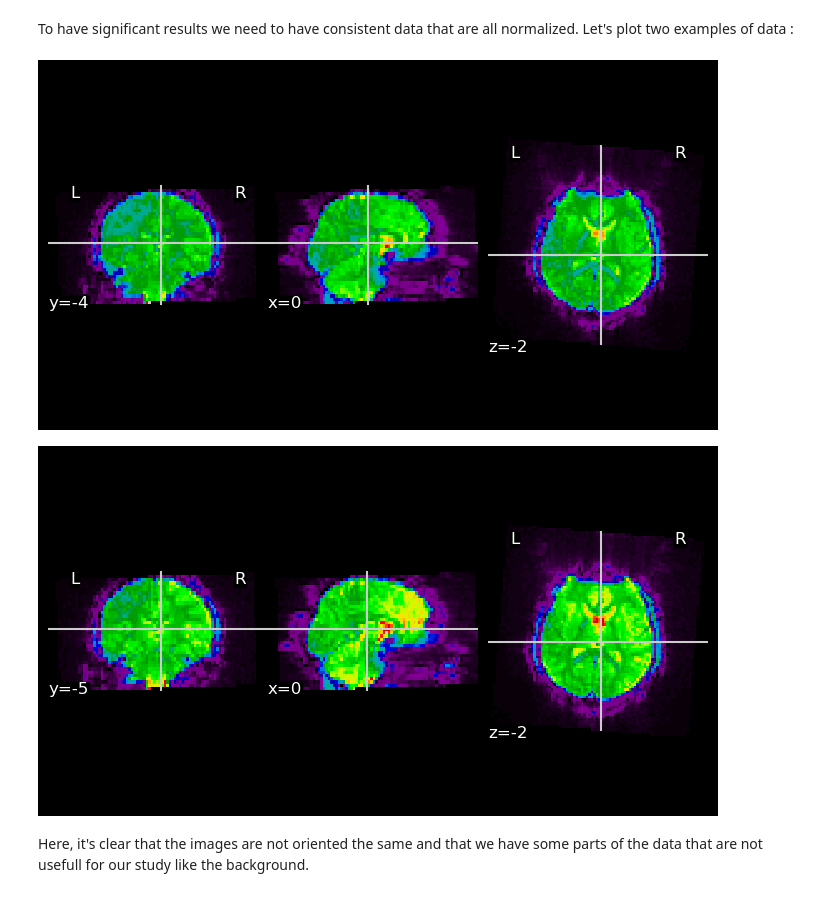
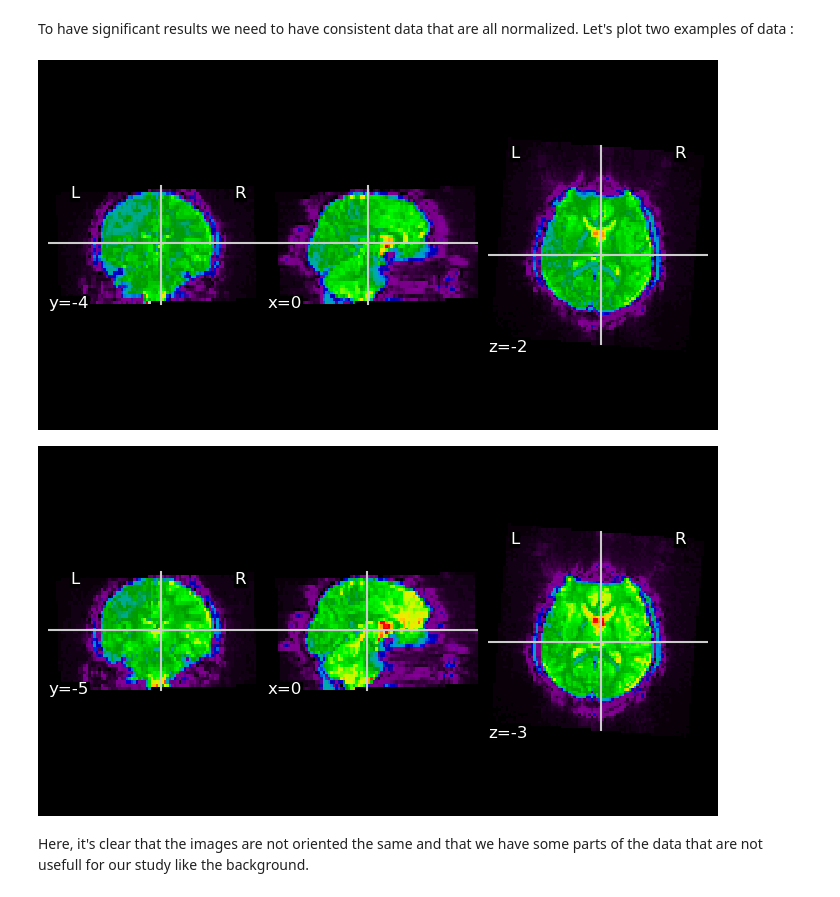
Before and after one commit to brainhack-school2024/duchadeau_project, a Jupyter notebook: Exploration_dataset.ipynb, the cells around one changed output. Saved outputs shown, nothing was run; the diff lists cells and outputs as text; code cells hidden in the pictures.

```diff
--- a/Exploration_dataset.ipynb
+++ b/Exploration_dataset.ipynb
@@ -145,18 +176,18 @@ To have significant results we need to have consistent data that are all normali
 # %%
 
 # Fonction pour visualiser une image 4D
 def visualize_4d_fmri(fmri_img):
     # Sélectionner la première image temporelle pour la visualisation
     first_volume = image.index_img(fmri_img, 0)
     plotting.plot_epi(first_volume)
     plt.show()
 
 
 visualize_4d_fmri(fmri_images[0])
-visualize_4d_fmri(fmri_images[2])
+visualize_4d_fmri(fmri_images[4])
 # %% [output]
 [figure]
-[figure, old version]
+[figure, new version]
 # %% [markdown]
 Here, it's clear that the images are not oriented the same and that we have some parts of the data that are not usefull for our study like the background.
 # %% [markdown]
```
Also changed, not shown: parts of 14 cells of this notebook, 20 other files.
